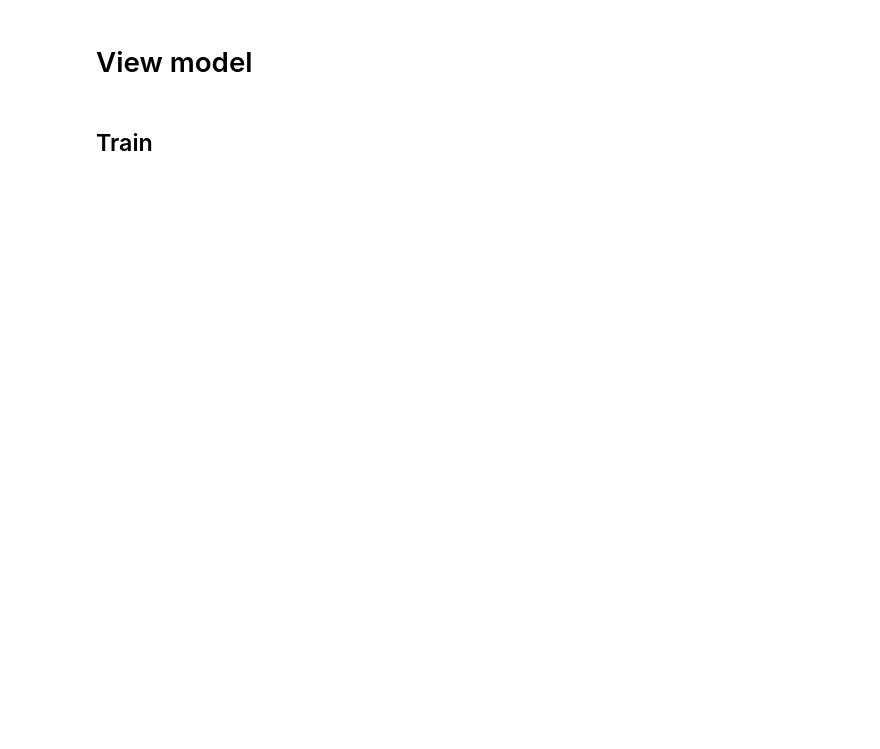
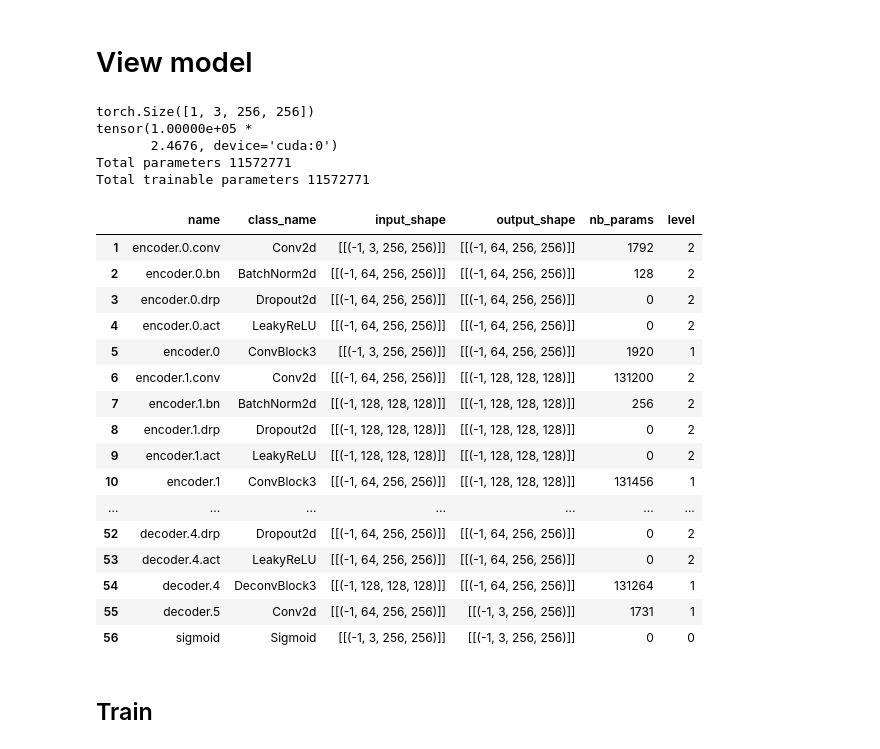
Before and after one commit to wassname/world-models-sonic-pytorch, a Jupyter notebook: Train VAE-2x-v6-bigger.ipynb, the cells around one changed output. Cells and saved outputs as stored; diff of their text form; code cells hidden in the pictures; blank space fills up the shorter version.

Commit message:
training mdrnn, 256x256 sonic vae

```diff
--- a/Train VAE-2x-v6-bigger.ipynb
+++ b/Train VAE-2x-v6-bigger.ipynb
@@ -51,11 +51,16 @@ from vae import VAE3, loss_function
 from helpers.summarize import TorchSummarizeDf
 from helpers.dataset import NumpyDataset, TQDMDaskProgressBar, load_npzs
 # %%
-env_name='sonic224'
+env_name='sonic256'
+
 cuda= torch.cuda.is_available()
+
 num_epochs=200
+image_size=256
+chunksize=1000
 batch_size=16
-data_cache_file = '/tmp/sonic_vae224.hdf5'
+
+data_cache_file = '/tmp/sonic_vae256.hdf5'
 # %% [markdown]
 # Load data
 # %%
@@ -123,7 +109,10 @@ dataset_train, loader_train
 # %% [markdown]
 # View model
 # %%
-vae = VAE3(image_size=224, z_dim=96, conv_dim=64, code_dim=16, k_dim=512)
+
+vae = VAE3(image_size=image_size, z_dim=32, conv_dim=64, code_dim=16, k_dim=256)
+if cuda:
+    vae.cuda()
 # %%
 # # Resume?
 NAME='VAE_2xv6big'
@@ -138,14 +124,38 @@ if cuda:
 # %%
-img = np.random.randn(224, 224, 3)
-gpu_img = Variable(torch.from_numpy(img[np.newaxis].transpose(0, 3, 1, 2))).float().cuda()
-
+img = np.random.randn(image_size, image_size, 3)
+gpu_img = Variable(torch.from_numpy(img[np.newaxis].transpose(0, 3, 1, 2))).float()
+if cuda:
+    gpu_img = gpu_img.cuda()
 with TorchSummarizeDf(vae) as tdf:
     x, mu, logvar = vae.forward(gpu_img)
     print(x.size())
     print(loss_function(x, gpu_img, mu, logvar))
     x = x.data.cpu().numpy()[0].transpose(1, 2, 0)
     df = tdf.make_df()
 df
+# %% [output]
+torch.Size([1, 3, 256, 256])
+tensor(1.00000e+05 *
+       2.4676, device='cuda:0')
+Total parameters 11572771
+Total trainable parameters 11572771
+|  | name | class_name | input_shape | output_shape | nb_params | level |
+| 1 | encoder.0.conv | Conv2d | [[(-1, 3, 256, 256)]] | [[(-1, 64, 256, 256)]] | 1792 | 2 |
+| 2 | encoder.0.bn | BatchNorm2d | [[(-1, 64, 256, 256)]] | [[(-1, 64, 256, 256)]] | 128 | 2 |
+| 3 | encoder.0.drp | Dropout2d | [[(-1, 64, 256, 256)]] | [[(-1, 64, 256, 256)]] | 0 | 2 |
+| 4 | encoder.0.act | LeakyReLU | [[(-1, 64, 256, 256)]] | [[(-1, 64, 256, 256)]] | 0 | 2 |
+| 5 | encoder.0 | ConvBlock3 | [[(-1, 3, 256, 256)]] | [[(-1, 64, 256, 256)]] | 1920 | 1 |
+| 6 | encoder.1.conv | Conv2d | [[(-1, 64, 256, 256)]] | [[(-1, 128, 128, 128)]] | 131200 | 2 |
+| 7 | encoder.1.bn | BatchNorm2d | [[(-1, 128, 128, 128)]] | [[(-1, 128, 128, 128)]] | 256 | 2 |
+| 8 | encoder.1.drp | Dropout2d | [[(-1, 128, 128, 128)]] | [[(-1, 128, 128, 128)]] | 0 | 2 |
+| 9 | encoder.1.act | LeakyReLU | [[(-1, 128, 128, 128)]] | [[(-1, 128, 128, 128)]] | 0 | 2 |
+| 10 | encoder.1 | ConvBlock3 | [[(-1, 64, 256, 256)]] | [[(-1, 128, 128, 128)]] | 131456 | 1 |
+| ... | ... | ... | ... | ... | ... | ... |
+| 52 | decoder.4.drp | Dropout2d | [[(-1, 64, 256, 256)]] | [[(-1, 64, 256, 256)]] | 0 | 2 |
+| 53 | decoder.4.act | LeakyReLU | [[(-1, 64, 256, 256)]] | [[(-1, 64, 256, 256)]] | 0 | 2 |
+| 54 | decoder.4 | DeconvBlock3 | [[(-1, 128, 128, 128)]] | [[(-1, 64, 256, 256)]] | 131264 | 1 |
+| 55 | decoder.5 | Conv2d | [[(-1, 64, 256, 256)]] | [[(-1, 3, 256, 256)]] | 1731 | 1 |
+| 56 | sigmoid | Sigmoid | [[(-1, 3, 256, 256)]] | [[(-1, 3, 256, 256)]] | 0 | 0 |
 # %% [markdown]
 ## Train
 # %%
```
Also changed, not shown: parts of 15 cells of this notebook, 7 other files.
